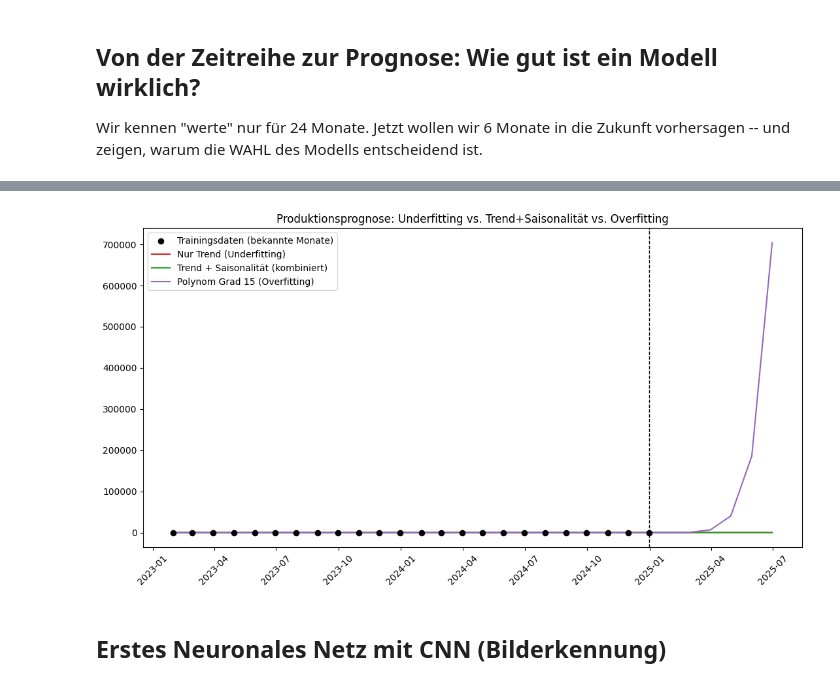
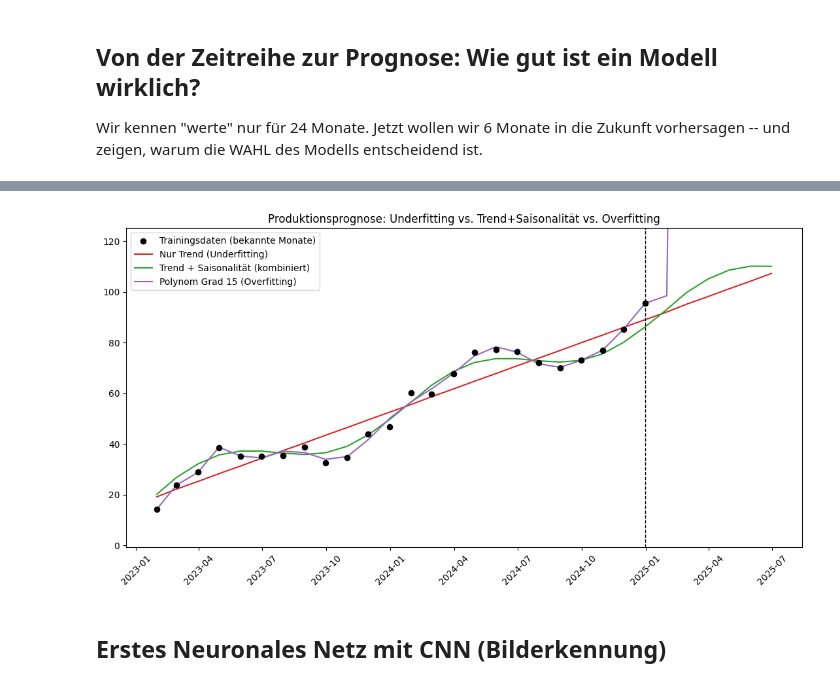
Before and after one commit to chiaoya/Deep-Learning-Foundations-Python-Tensorflow, a Jupyter notebook: notebook/DL_Day2_Tensorflow.ipynb, the cells around one changed output, grey strips where cells are left out. Saved outputs shown, nothing was run; the diff lists cells and outputs as text; code cells hidden in the pictures.

```diff
--- a/notebook/DL_Day2_Tensorflow.ipynb
+++ b/notebook/DL_Day2_Tensorflow.ipynb
@@ -492,18 +487,25 @@ kurve_over = np.polyval(koeff_over, t_gesamt)
 # %%
 # Plot: alle drei Modelle über die bekannten Monate hinaus verlängert
 plt.figure(figsize=(11,6))
 plt.scatter(daten, werte, color="black", s=35, zorder=5, label="Trainingsdaten (bekannte Monate)")
 plt.plot(alle_daten, kurve_trend, color="#d62728", label="Nur Trend (Underfitting)")
 plt.plot(alle_daten, kurve_kombiniert, color="#2ca02c", label="Trend + Saisonalität (kombiniert)")
 plt.plot(alle_daten, kurve_over, color="#9467bd", label="Polynom Grad 15 (Overfitting)")
 plt.axvline(daten[-1], color="black", linestyle="--", linewidth=1)
+
+# WICHTIG: y-Achse begrenzen! Sonst "explodiert" das Overfitting-Polynom
+# außerhalb der Trainingsdaten so stark, dass alle anderen Linien als
+# flache Striche bei 0 zusammengequetscht aussehen.
+plt.ylim(min(werte.min(), kurve_trend.min(), kurve_kombiniert.min()) - 15,
+         max(werte.max(), kurve_trend.max(), kurve_kombiniert.max()) + 15)
+
 plt.title("Produktionsprognose: Underfitting vs. Trend+Saisonalität vs. Overfitting")
 plt.legend()
 plt.xticks(rotation=45)
 plt.tight_layout()
 plt.show()
 # %% [output]
-[figure, old version]
+[figure, new version]
 # %% [markdown]
 ## Erstes Neuronales Netz mit CNN (Bilderkennung)
 # %% [markdown]
```
Also changed, not shown: parts of 2 cells of this notebook.
